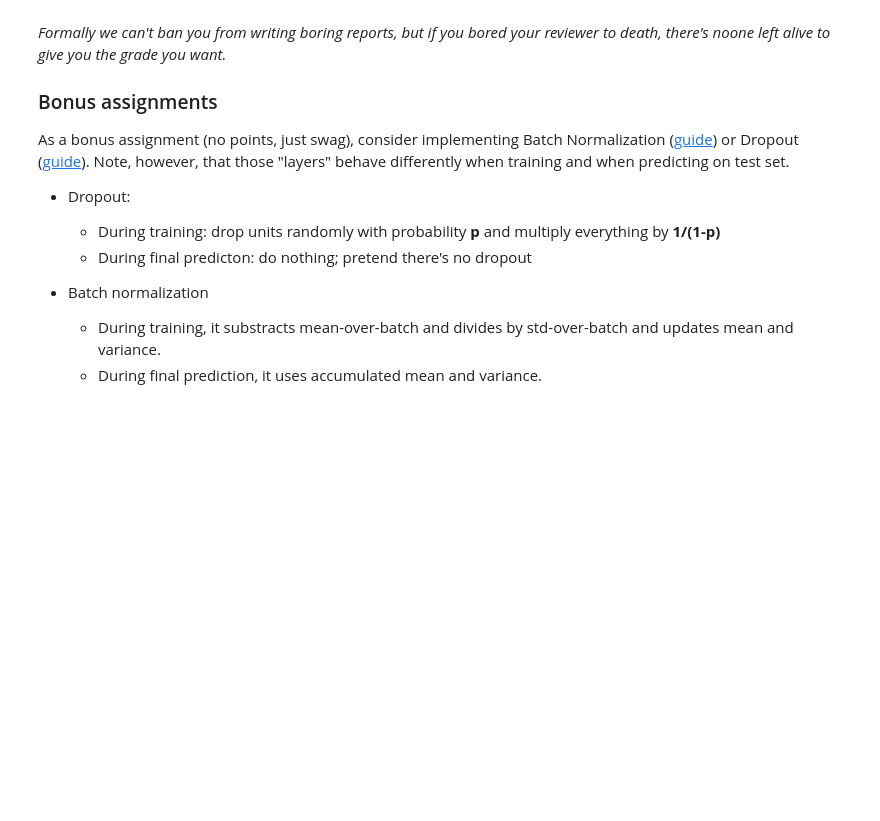
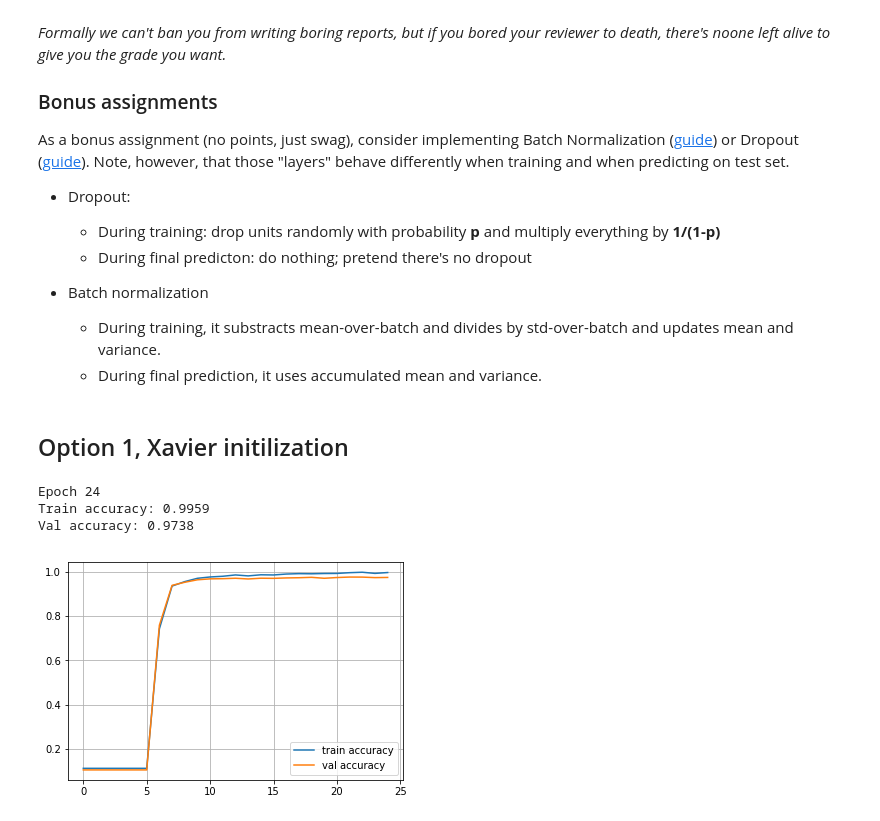
Before and after one commit to helper2424/dl_chely, a Jupyter notebook: NumpyNN_honor.ipynb, the cells around one changed output. Cells and saved outputs as stored; diff of their text form; code cells hidden in the pictures; blank space fills up the shorter version.

```diff
--- a/NumpyNN_honor.ipynb
+++ b/NumpyNN_honor.ipynb
@@ -125,7 +125,7 @@ Where
 Both W and b are initialized during layer creation and updated each time backward is called.
 # %%
 class Dense(Layer):
-    def __init__(self, input_units, output_units, learning_rate=0.1):
+    def __init__(self, input_units, output_units, learning_rate=0.1, xavier=False, regularization=None, lbda=1.0):
         """
         A dense layer is a layer which performs a learned affine transformation:
         f(x) = <W*x> + b
@@ -134,8 +134,13 @@ class Dense(Layer):
 
         # initialize weights with small random numbers. We use normal initialization,
         # but surely there is something better. Try this once you got it working: http://bit.ly/2vTlmaJ
-        self.weights = np.random.normal(0, 2.0/(input_units + output_units), input_units*output_units).reshape(input_units, output_units)
+        if xavier:
+            self.weights =  np.random.normal(0, np.sqrt(2.0/(input_units + output_units)), input_units*output_units).reshape(input_units, output_units)
+        else:
+            self.weights = np.random.randn(input_units, output_units)*0.01
         self.biases = np.zeros(output_units)
+        self.regularization = regularization
+        self.lbda = lbda
 
     def forward(self,input):
         """
@@ -155,6 +160,9 @@ class Dense(Layer):
 
         # compute gradient w.r.t. weights and biases
         grad_weights = np.dot(input.T, grad_output)
+        if self.regularization == 'L2':
+            grad_weights += (self.lbda / input.shape[0]) * self.weights
+
         grad_biases = np.dot(np.ones((grad_output.shape[0])), grad_output)
 
         assert grad_weights.shape == self.weights.shape and grad_biases.shape == self.biases.shape
@@ -443,3 +460,43 @@ As a bonus assignment (no points, just swag), consider implementing Batch Normal
 * Batch normalization
   * During training, it substracts mean-over-batch and divides by std-over-batch and updates mean and variance.
   * During final prediction, it uses accumulated mean and variance.
+# %% [markdown]
+## Option 1, Xavier initilization
+# %%
+# without xavier
+network = []
+network.append(Dense(X_train.shape[1],100))
+network.append(ReLU())
+network.append(Dense(100,200))
+network.append(ReLU())
+network.append(Dense(200,200))
+network.append(ReLU())
+network.append(Dense(200,200))
+network.append(ReLU())
+network.append(Dense(200,10))
+
+train_log = []
+val_log = []
+
+for epoch in range(25):
+
+    for x_batch,y_batch in iterate_minibatches(X_train,y_train,batchsize=32,shuffle=True):
+        train(network,x_batch,y_batch)
+
+    train_log.append(np.mean(predict(network,X_train)==y_train))
+    val_log.append(np.mean(predict(network,X_val)==y_val))
+
+    clear_output()
+    print("Epoch",epoch)
+    print("Train accuracy:",train_log[-1])
+    print("Val accuracy:",val_log[-1])
+    plt.plot(train_log,label='train accuracy')
+    plt.plot(val_log,label='val accuracy')
+    plt.legend(loc='best')
+    plt.grid()
+    plt.show()
+# %% [output]
+Epoch 24
+Train accuracy: 0.9959
+Val accuracy: 0.9738
+[figure, added]
```
Also changed, not shown: parts of 13 cells of this notebook, 1 other file.
